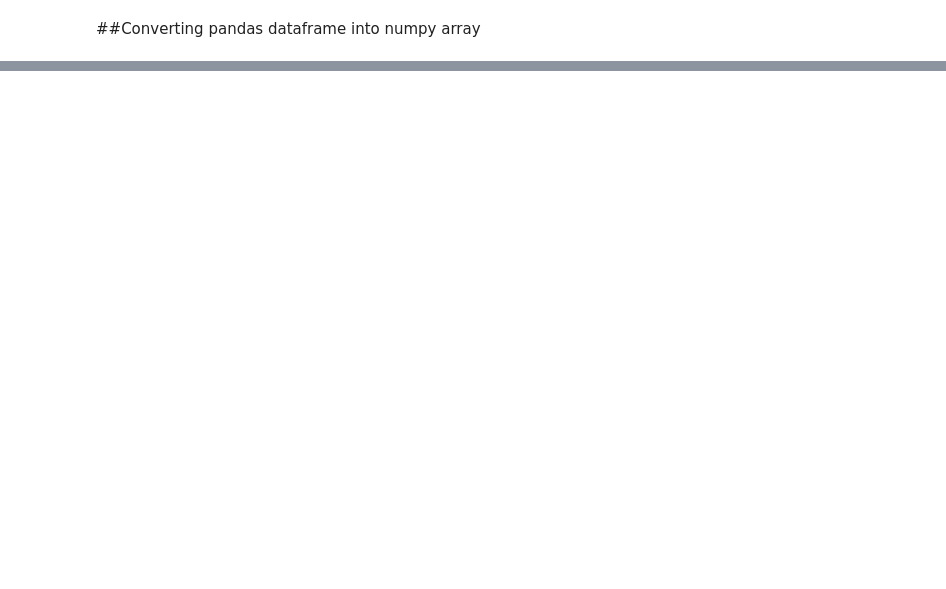
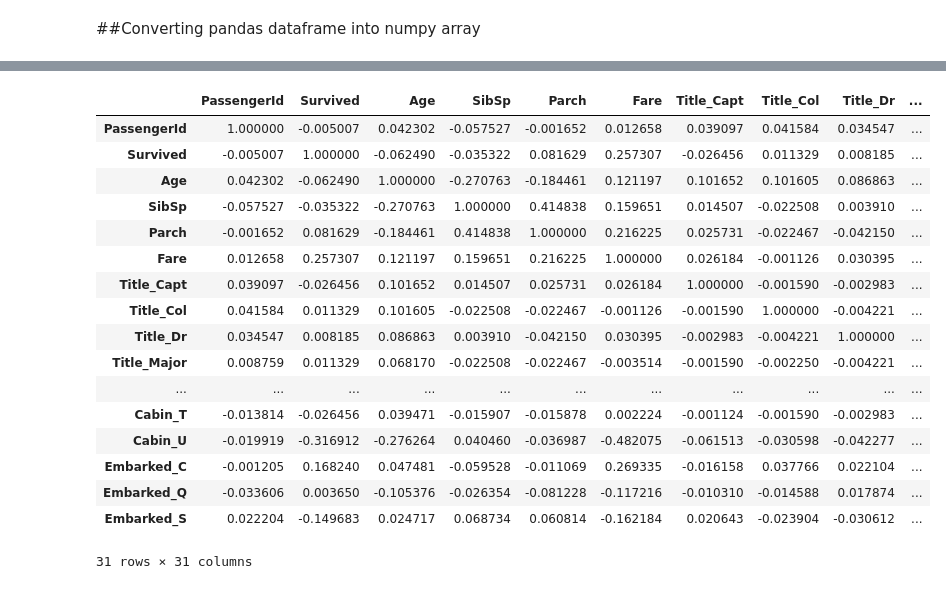
Before and after one commit to araghuwanshi19/titanic_exploration, a Jupyter notebook: titanic_exploration.ipynb, the cells around one changed output, grey strips where cells are left out. Cells and saved outputs as stored; diff of their text form; code cells hidden in the pictures; blank space fills up the shorter version.

```diff
--- a/titanic_exploration.ipynb
+++ b/titanic_exploration.ipynb
@@ -134,0 +189,21 @@ X = np.delete(X, 1, axis=1)
+# %%
+df.corr()
+# %% [output]
+|  | PassengerId | Survived | Age | SibSp | Parch | Fare | Title_Capt | Title_Col | Title_Dr | ... |
+| PassengerId | 1.000000 | -0.005007 | 0.042302 | -0.057527 | -0.001652 | 0.012658 | 0.039097 | 0.041584 | 0.034547 | ... |
+| Survived | -0.005007 | 1.000000 | -0.062490 | -0.035322 | 0.081629 | 0.257307 | -0.026456 | 0.011329 | 0.008185 | ... |
+| Age | 0.042302 | -0.062490 | 1.000000 | -0.270763 | -0.184461 | 0.121197 | 0.101652 | 0.101605 | 0.086863 | ... |
+| SibSp | -0.057527 | -0.035322 | -0.270763 | 1.000000 | 0.414838 | 0.159651 | 0.014507 | -0.022508 | 0.003910 | ... |
+| Parch | -0.001652 | 0.081629 | -0.184461 | 0.414838 | 1.000000 | 0.216225 | 0.025731 | -0.022467 | -0.042150 | ... |
+| Fare | 0.012658 | 0.257307 | 0.121197 | 0.159651 | 0.216225 | 1.000000 | 0.026184 | -0.001126 | 0.030395 | ... |
+| Title_Capt | 0.039097 | -0.026456 | 0.101652 | 0.014507 | 0.025731 | 0.026184 | 1.000000 | -0.001590 | -0.002983 | ... |
+| Title_Col | 0.041584 | 0.011329 | 0.101605 | -0.022508 | -0.022467 | -0.001126 | -0.001590 | 1.000000 | -0.004221 | ... |
+| Title_Dr | 0.034547 | 0.008185 | 0.086863 | 0.003910 | -0.042150 | 0.030395 | -0.002983 | -0.004221 | 1.000000 | ... |
+| Title_Major | 0.008759 | 0.011329 | 0.068170 | -0.022508 | -0.022467 | -0.003514 | -0.001590 | -0.002250 | -0.004221 | ... |
+| ... | ... | ... | ... | ... | ... | ... | ... | ... | ... | ... |
+| Cabin_T | -0.013814 | -0.026456 | 0.039471 | -0.015907 | -0.015878 | 0.002224 | -0.001124 | -0.001590 | -0.002983 | ... |
+| Cabin_U | -0.019919 | -0.316912 | -0.276264 | 0.040460 | -0.036987 | -0.482075 | -0.061513 | -0.030598 | -0.042277 | ... |
+| Embarked_C | -0.001205 | 0.168240 | 0.047481 | -0.059528 | -0.011069 | 0.269335 | -0.016158 | 0.037766 | 0.022104 | ... |
+| Embarked_Q | -0.033606 | 0.003650 | -0.105376 | -0.026354 | -0.081228 | -0.117216 | -0.010310 | -0.014588 | 0.017874 | ... |
+| Embarked_S | 0.022204 | -0.149683 | 0.024717 | 0.068734 | 0.060814 | -0.162184 | 0.020643 | -0.023904 | -0.030612 | ... |
+31 rows × 31 columns
```
Also changed, not shown: parts of 35 cells of this notebook.
